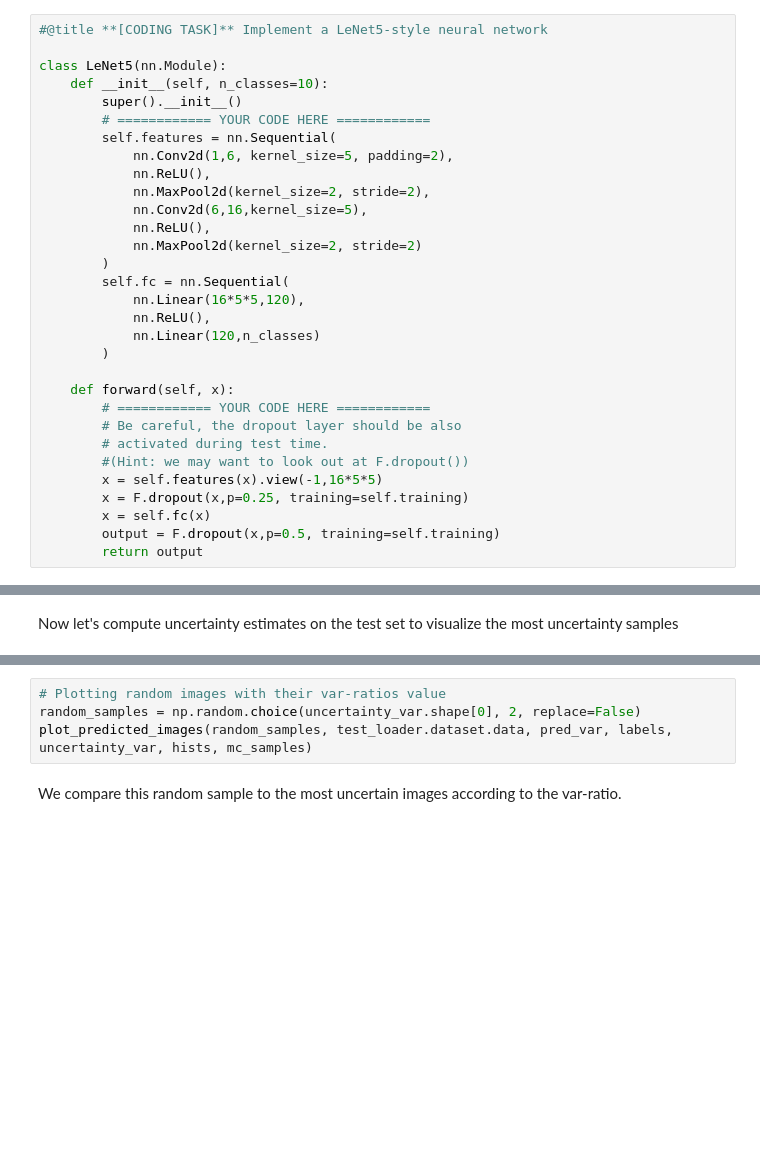
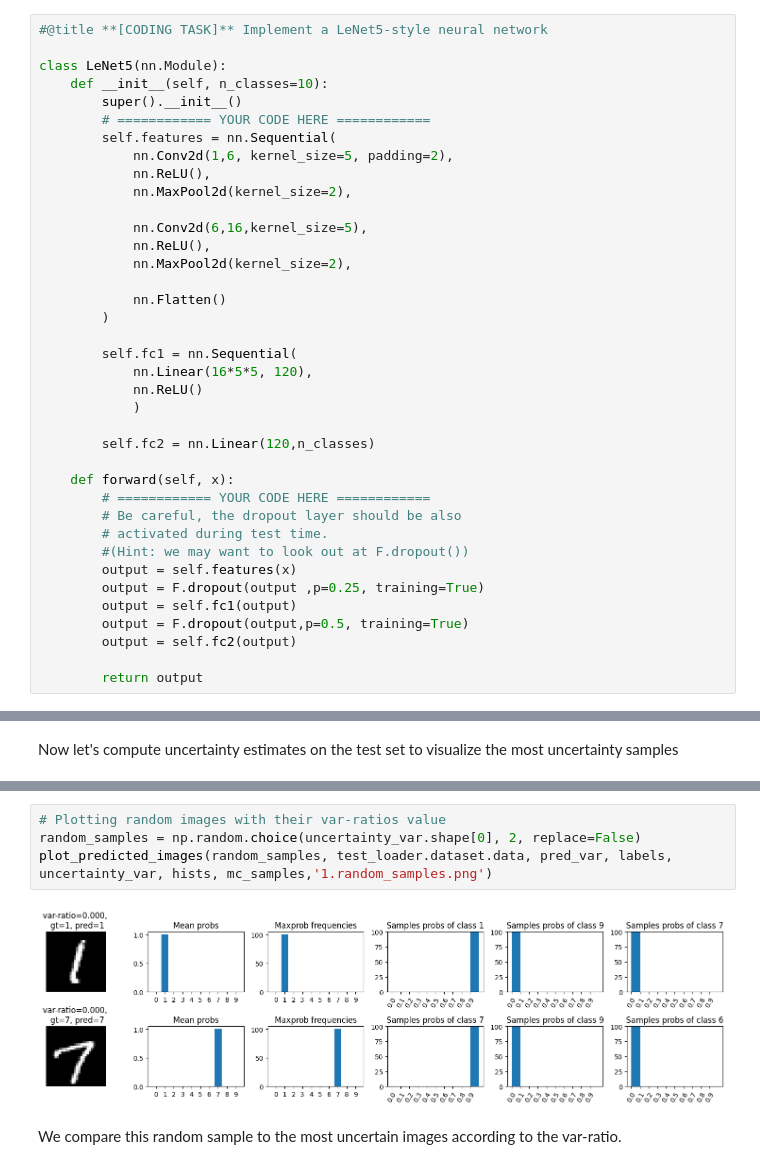
Before and after one commit to Benhaddad-sabrina/RDFIA, a Jupyter notebook: Part 3/BENHADDAD_BENSIDHOUM_3_c_Uncertainty_Applications.ipynb, the cells around one changed output, grey strips where cells are left out. Saved outputs shown, nothing was run; the diff lists cells and outputs as text; blank space fills up the shorter version.

```diff
--- a/Part 3/BENHADDAD_BENSIDHOUM 3_c_Uncertainty_Applications.ipynb
+++ b/Part 3/BENHADDAD_BENSIDHOUM_3_c_Uncertainty_Applications.ipynb
@@ -154,26 +153,33 @@ class LeNet5(nn.Module):
         self.features = nn.Sequential(
             nn.Conv2d(1,6, kernel_size=5, padding=2),
             nn.ReLU(),
-            nn.MaxPool2d(kernel_size=2, stride=2),
+            nn.MaxPool2d(kernel_size=2),
+
             nn.Conv2d(6,16,kernel_size=5),
             nn.ReLU(),
-            nn.MaxPool2d(kernel_size=2, stride=2)
+            nn.MaxPool2d(kernel_size=2),
+
+            nn.Flatten()
         )
-        self.fc = nn.Sequential(
-            nn.Linear(16*5*5,120),
-            nn.ReLU(),
-            nn.Linear(120,n_classes)
-        )
+
+        self.fc1 = nn.Sequential(
+            nn.Linear(16*5*5, 120),
+            nn.ReLU()
+            )
+
+        self.fc2 = nn.Linear(120,n_classes)
 
     def forward(self, x):
         # ============ YOUR CODE HERE ============
         # Be careful, the dropout layer should be also
         # activated during test time.
         #(Hint: we may want to look out at F.dropout())
-        x = self.features(x).view(-1,16*5*5)
-        x = F.dropout(x,p=0.25, training=self.training)
-        x = self.fc(x)
-        output = F.dropout(x,p=0.5, training=self.training)
+        output = self.features(x)
+        output = F.dropout(output ,p=0.25, training=True)
+        output = self.fc1(output)
+        output = F.dropout(output,p=0.5, training=True)
+        output = self.fc2(output)
+
         return output
 # %% [markdown]
 Now let's train our model for 20 epochs using cross-entropy loss as usual.
@@ -323,7 +359,9 @@ pred_var, labels, uncertainty_var, errors_var, \
 # %%
 # Plotting random images with their var-ratios value
 random_samples = np.random.choice(uncertainty_var.shape[0], 2, replace=False)
-plot_predicted_images(random_samples, test_loader.dataset.data, pred_var, labels, uncertainty_var, hists, mc_samples)
+plot_predicted_images(random_samples, test_loader.dataset.data, pred_var, labels, uncertainty_var, hists, mc_samples,'1.random_samples.png')
+# %% [output]
+[figure, added]
 # %% [markdown]
 We compare this random sample to the most uncertain images according to the var-ratio.
 # %%
```
Also changed, not shown: parts of 24 cells of this notebook, 1 other file.
